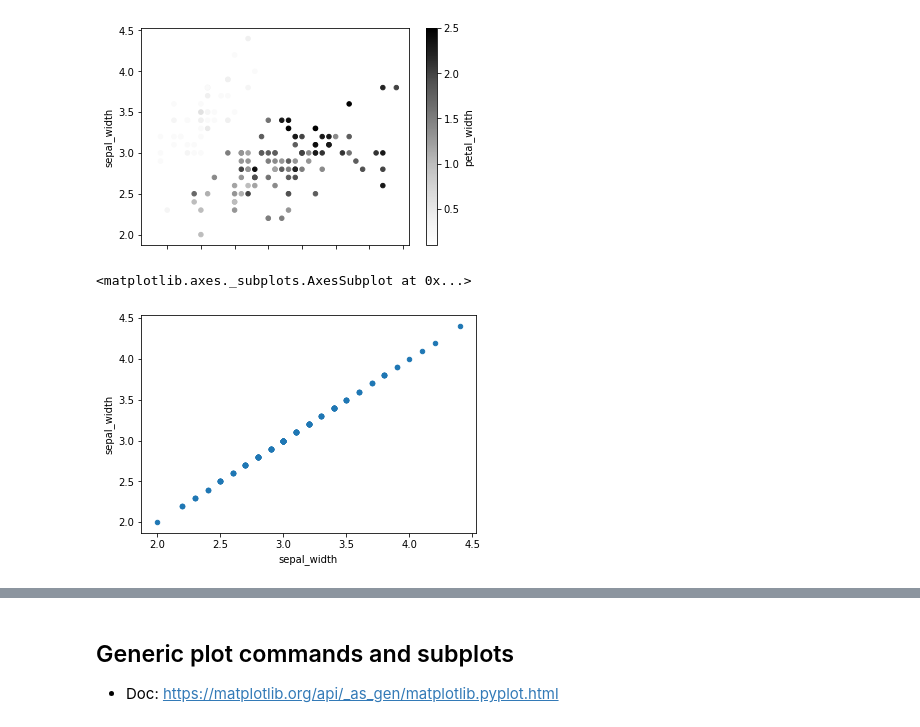
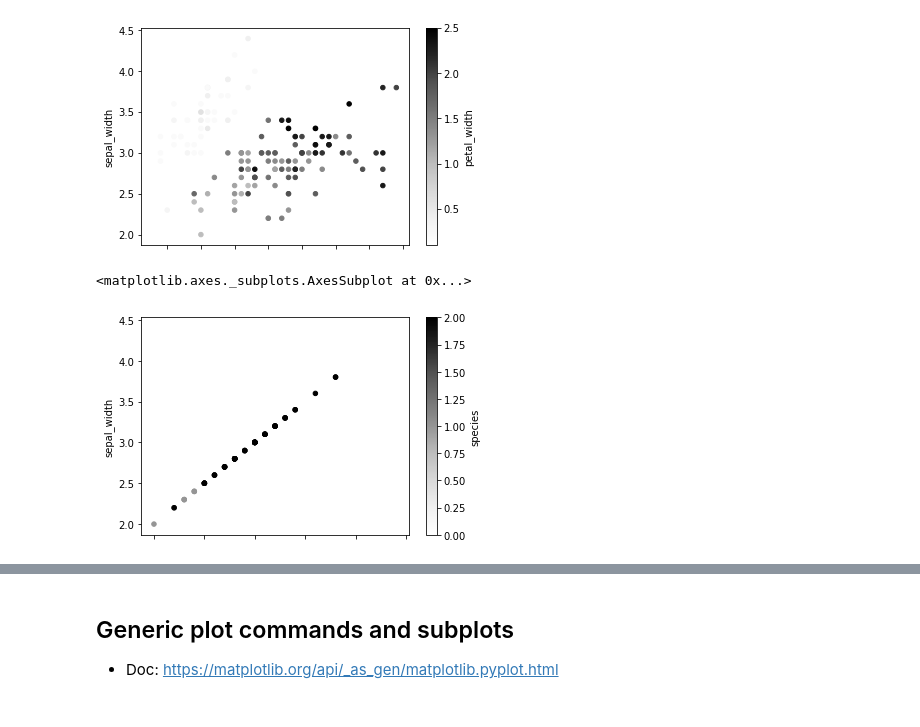
Before and after one commit to lichtend/fall2019, a Jupyter notebook: week2/Week2.ipynb, the cells around one changed output, grey strips where cells are left out. Saved outputs shown, nothing was run; the diff lists cells and outputs as text; code cells hidden in the pictures.

```diff
--- a/week2/Week2.ipynb
+++ b/week2/Week2.ipynb
@@ -617,10 +617,10 @@ iris_df.plot.scatter(x="sepal_length", y="sepal_width", c="petal_width")
 <matplotlib.axes._subplots.AxesSubplot at 0x...>
 [figure]
 # %%
-iris_df.plot.scatter(x="sepal_width", y="sepal_width")
+iris_df.plot.scatter(x="sepal_width", y="sepal_width", c="species")
 # %% [output]
 <matplotlib.axes._subplots.AxesSubplot at 0x...>
-[figure, old version]
+[figure, new version]
 # %%
 # Let's set some limits on the axes
 plt.scatter(
```
Also changed, not shown: parts of 2 cells of this notebook, 3 other files.
